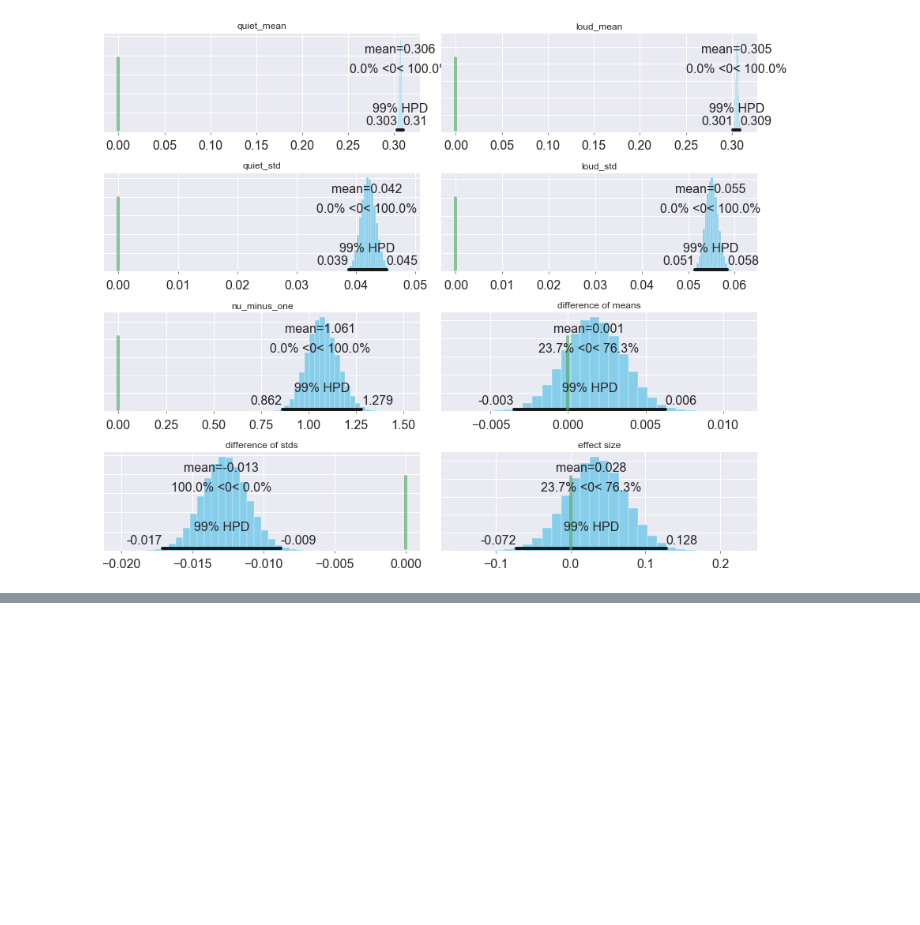
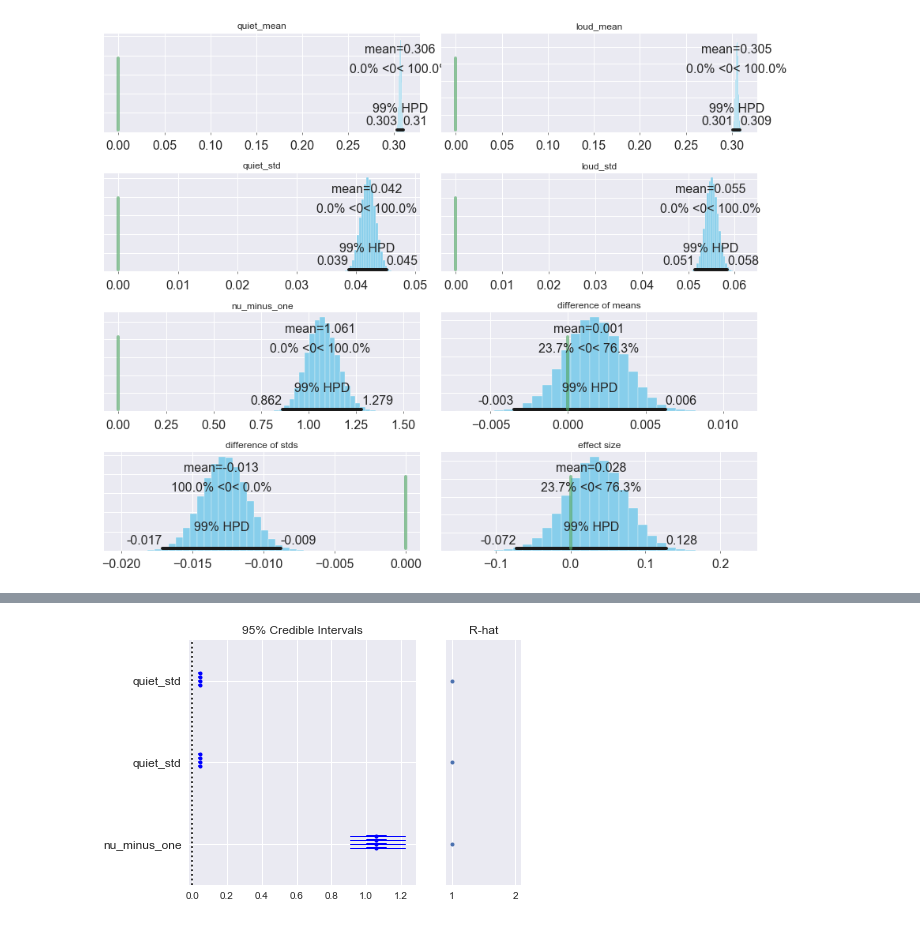
Before and after one commit to hfdavidyu/radio-quiet_radio-loud, a Jupyter notebook: BEST_sim.ipynb, the cells around one changed output, grey strips where cells are left out. Saved outputs shown, nothing was run; the diff lists cells and outputs as text; code cells hidden in the pictures; blank space fills up the shorter version.

```diff
--- a/BEST_sim.ipynb
+++ b/BEST_sim.ipynb
@@ -795,0 +801,6 @@ array([<matplotlib.axes._subplots.AxesSubplot object at 0x...>,
+# %%
+pm.forestplot(trace, varnames=['quiet_std',
+                               'quiet_std',
+                               'nu_minus_one']);
+# %% [output]
+[figure, added]
```
Also changed, not shown: parts of 1 cell of this notebook.
